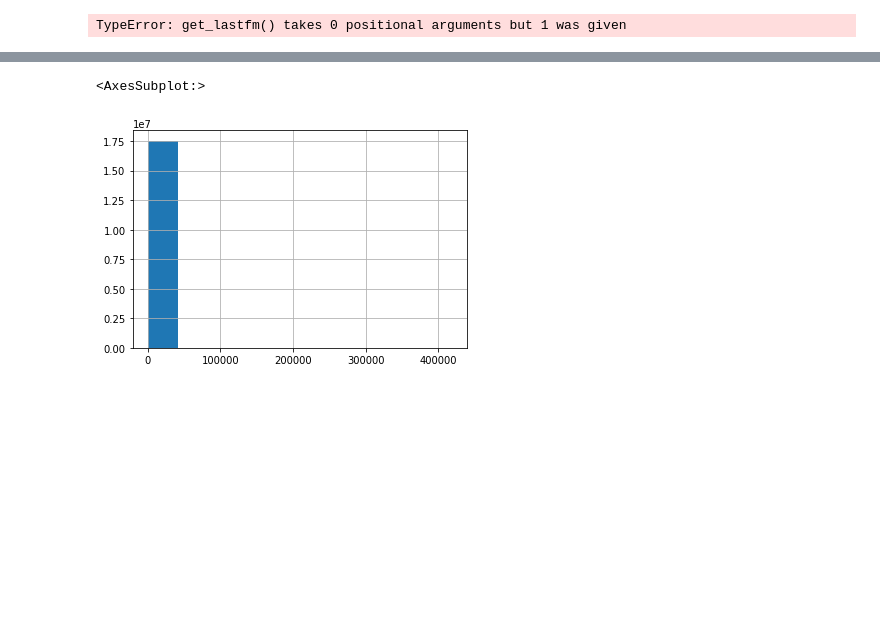
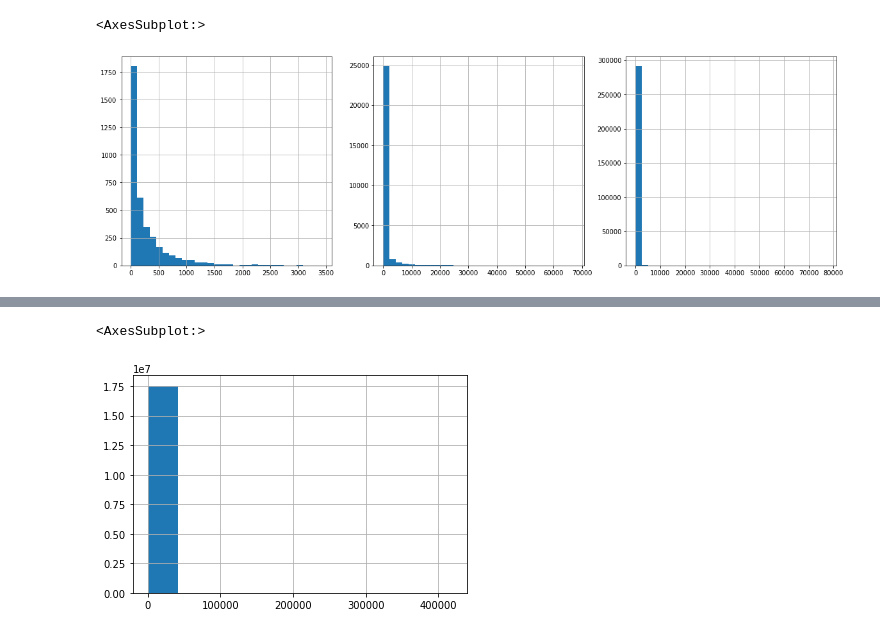
Before and after one commit to ChristophBarkey/Implicit_CF, a Jupyter notebook: LMF.ipynb, the cells around one changed output, grey strips where cells are left out. Cells and saved outputs as stored; diff of their text form; code cells hidden in the pictures; blank space fills up the shorter version.

```diff
--- a/LMF.ipynb
+++ b/LMF.ipynb
@@ -8,4 +9,25 @@ from implicit.datasets.lastfm import get_lastfm
 # %%
 artists, users, plays = get_lastfm()
+movies1, ratings1 = get_movielens("1M")
+movies20, ratings20 = get_movielens("20M")
-# %% [output]
-TypeError: get_lastfm() takes 0 positional arguments but 1 was given
+# %%
+user = np.unique(ratings1.tocoo().row)
+# %%
+def avg_items(csr):
+    user = np.unique(csr.tocoo().row)
+    num_items = []
+    for u in user :
+        num_items.append(len(csr[u].data))
+    return pd.Series(num_items)
+# %%
+num_items_M1 = avg_items(ratings1)
+num_items_M20 = avg_items(ratings20)
+num_items_Lfm = avg_items(plays)
+# %%
+fig, ax = plt.subplots(1, 3)
+num_items_M1.hist(bins=30, ax=ax[0], figsize=(20, 6))
+num_items_M20.hist(bins=30, ax=ax[1], figsize=(20, 6))
+num_items_Lfm.hist(bins=30, ax=ax[2], figsize=(20, 6))
+# %% [output]
+<AxesSubplot:>
+[figure, added]
```
Also changed, not shown: parts of 8 cells of this notebook.
